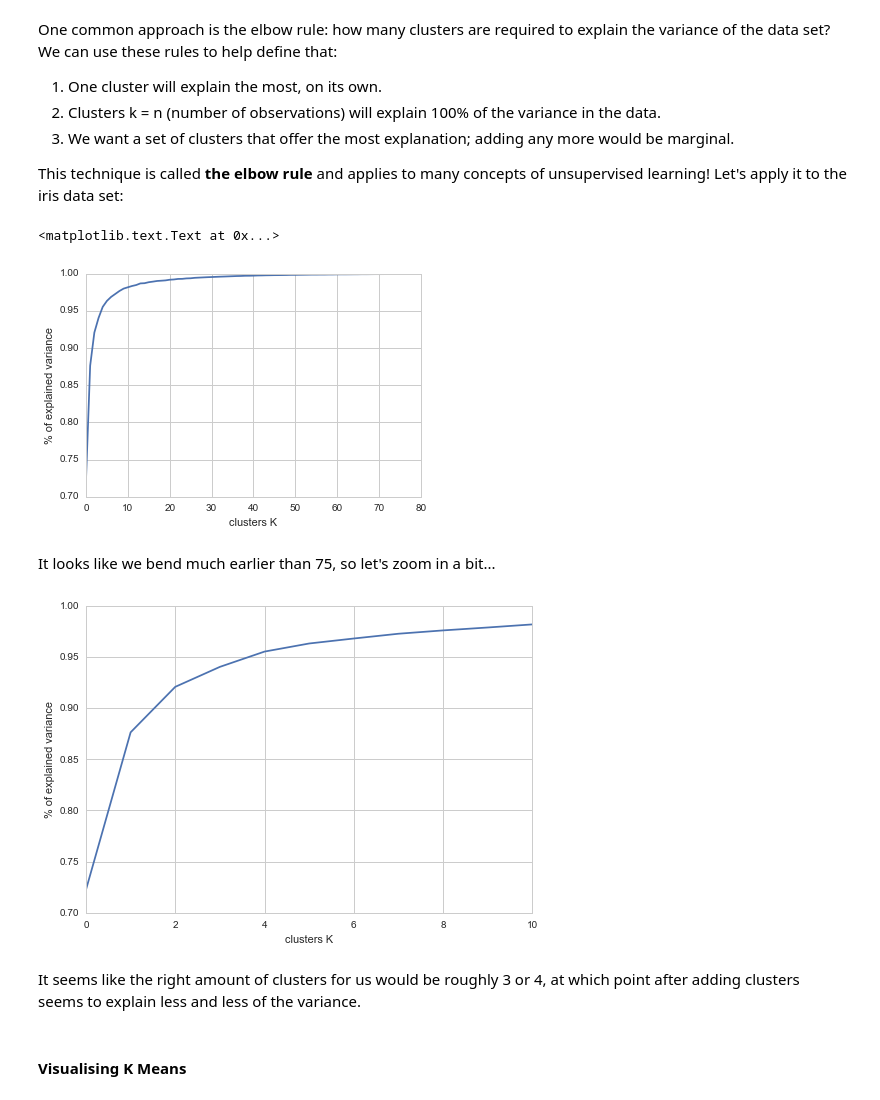
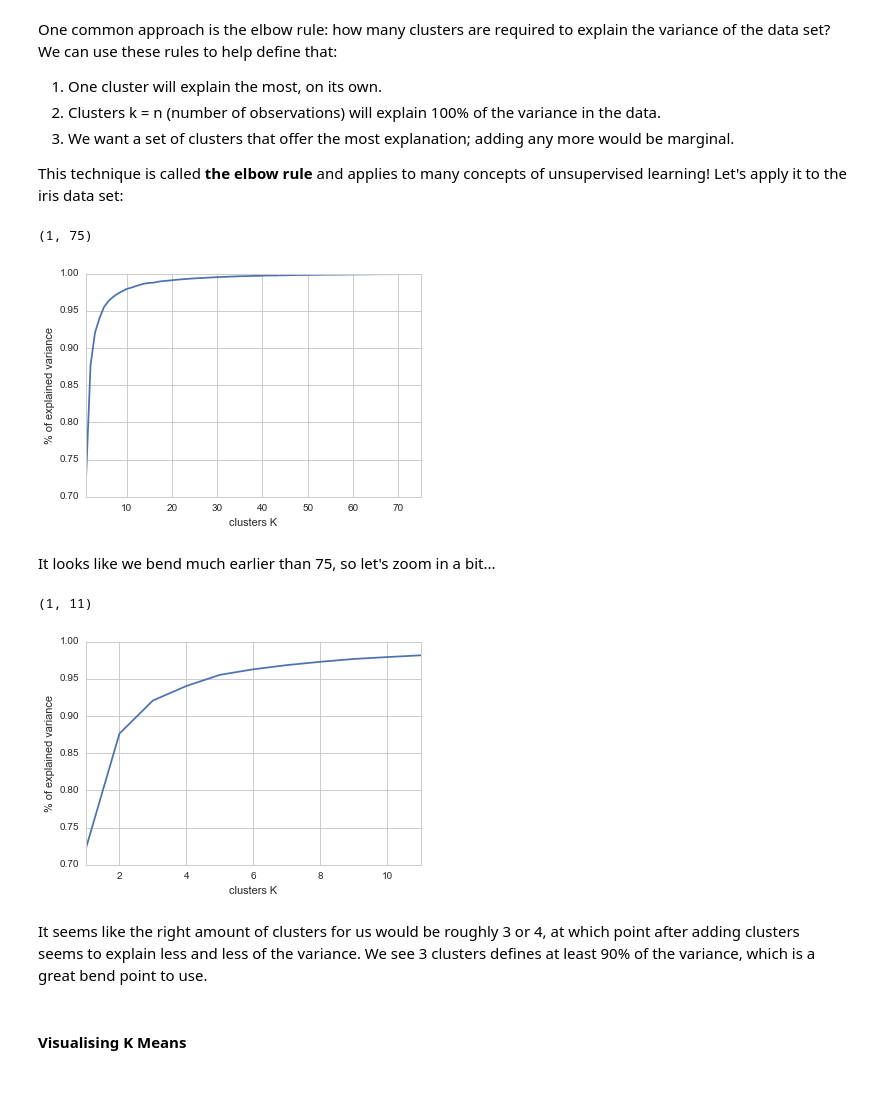
Before and after one commit to podopie/DAT18NYC, a Jupyter notebook: classes/15-distance_knn_kmeans.ipynb, the cells around one changed output. Cells and saved outputs as stored; diff of their text form; code cells hidden in the pictures.

```diff
--- a/classes/15-distance_knn_kmeans.ipynb
+++ b/classes/15-distance_knn_kmeans.ipynb
@@ -360,23 +360,26 @@ sum_squares = [cluster.KMeans(n_clusters=k).fit(sepal_data).inertia_ for k in kr
 
 variance_explained = [1.0 - (s / sum(sum_squares)) for s in sum_squares]
 plt.figure()
-plt.plot(variance_explained)
+plt.plot(range(1, 75), variance_explained)
 plt.ylabel('% of explained variance')
 plt.xlabel('clusters K')
+plt.xlim([1, 75])
 # %% [output]
-<matplotlib.text.Text at 0x...>
+(1, 75)
-[figure, old version]
+[figure, new version]
 # %% [markdown]
 It looks like we bend much earlier than 75, so let's zoom in a bit...
 # %%
 plt.figure()
-plt.plot(variance_explained[:11])
+plt.plot(range(1, 12), variance_explained[:11])
 plt.ylabel('% of explained variance')
 plt.xlabel('clusters K')
+plt.xlim([1, 11])
 # %% [output]
+(1, 11)
-[figure, old version]
+[figure, new version]
 # %% [markdown]
-It seems like the right amount of clusters for us would be roughly 3 or 4, at which point after adding clusters seems to explain less and less of the variance.
+It seems like the right amount of clusters for us would be roughly 3 or 4, at which point after adding clusters seems to explain less and less of the variance. We see 3 clusters defines at least 90% of the variance, which is a great bend point to use.
 # %% [markdown]
 #### Visualising K Means
 # %%
```
Also changed, not shown: parts of 2 cells of this notebook, 3 other files.
